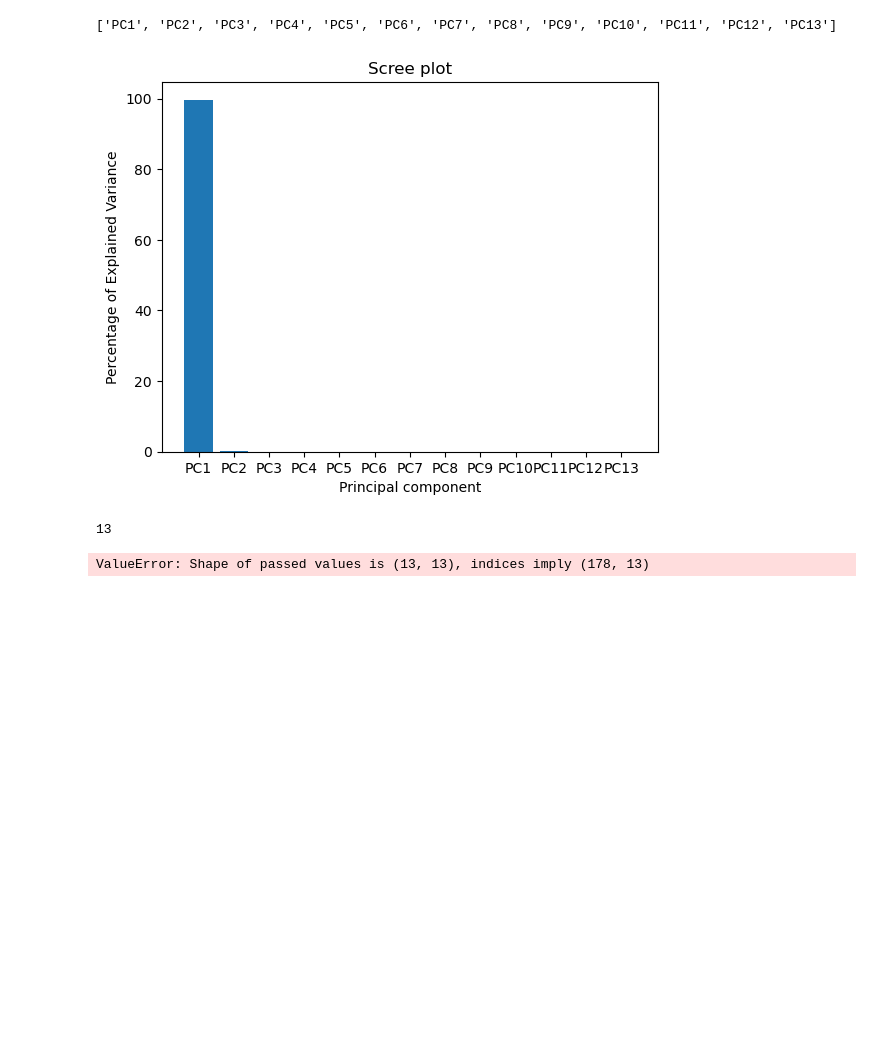
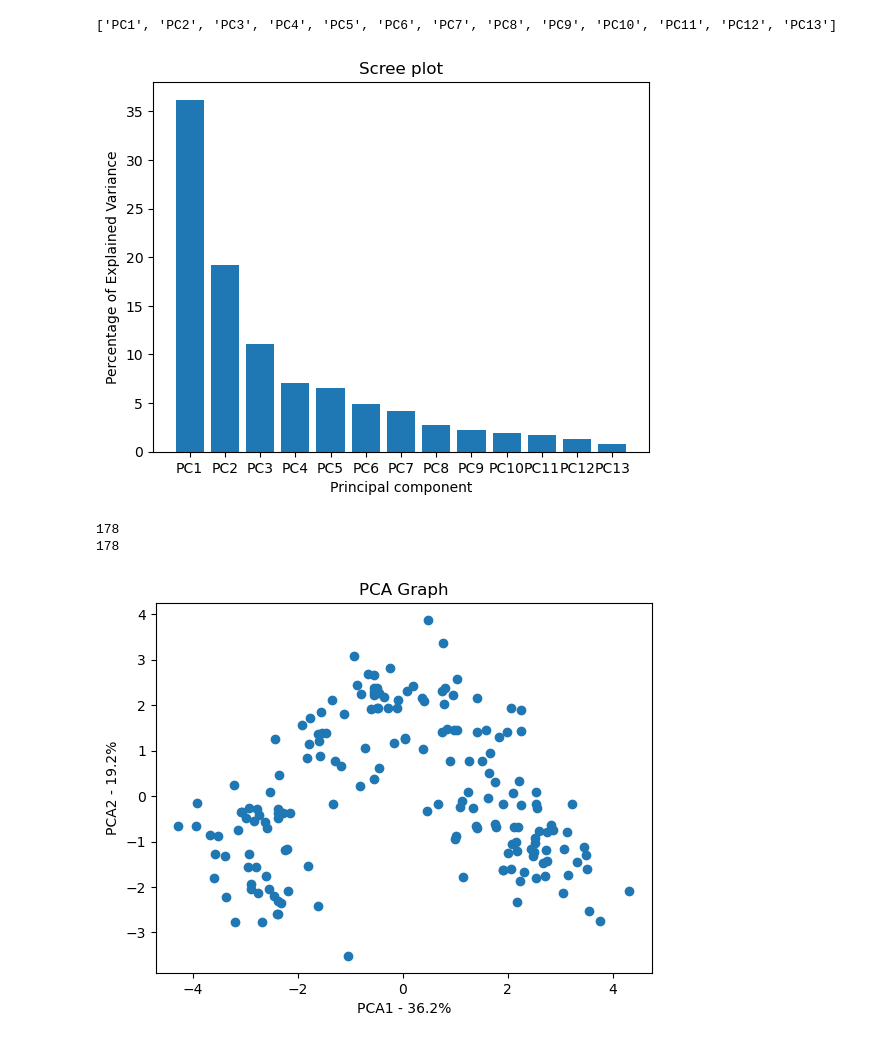
Before and after one commit to Stickkan/Lab-3, a Jupyter notebook: labb3.ipynb, the cells around one changed output. Saved outputs shown, nothing was run; the diff lists cells and outputs as text; code cells hidden in the pictures; blank space fills up the shorter version.

```diff
--- a/labb3.ipynb
+++ b/labb3.ipynb
@@ -15,38 +15,41 @@ data = pd.read_csv('WINE.txt', names=colnames, usecols=['2','3','4','5','6','7',
 #data['WINE.txt'] = data['WINE.txt'].astype(float)
 data.head()
 #Scales and centers data
-scaled_data = preprocessing.scale(data.T)
+
+scaled_data = preprocessing.scale(data)
 #creates PCA object and performs the pca calculations
 pca = PCA()
 pca.fit(scaled_data)
 pca_data = pca.transform(scaled_data)
 per_var = np.round(pca.explained_variance_ratio_ *100, decimals = 1)
 
 #plots the PC's
 labels = ['PC' + str(x) for x in range(1, len(per_var) +1)]
 print(labels)
 
 plt.bar(x = range(1,len(per_var)+1), height = per_var, tick_label = labels)
 plt.ylabel('Percentage of Explained Variance')
 plt.xlabel('Principal component')
 plt.title('Scree plot')
 plt.show()
 
 print(len(pca_data))
+print(len(data))
 pca_data = pd.DataFrame(pca_data, index = range(1,len(data)+1), columns = labels)
-plt.scatter(pca_df.PC1, pca_df.PC2)
+plt.scatter(pca_data.PC1, pca_data.PC2)
 plt.title('PCA Graph')
-plt.xlabel('PCA1 - {0}%.format(per_var[0])')
-plt.ylabel('PCA2 - {0}%.format(per_var[1])')
+plt.xlabel('PCA1 - {0}%'.format(per_var[0]))
+plt.ylabel('PCA2 - {0}%'.format(per_var[1]))
 
 
 
 #for sample in pca_df index:
  #   plt.annotate(sample,(pca_df.PC1.loc[sample], pca_df.PC2.loc[sample]))
 
 plt.show()
 # %% [output]
 ['PC1', 'PC2', 'PC3', 'PC4', 'PC5', 'PC6', 'PC7', 'PC8', 'PC9', 'PC10', 'PC11', 'PC12', 'PC13']
-[figure, old version]
+[figure, new version]
-13
+178
+178
-ValueError: Shape of passed values is (13, 13), indices imply (178, 13)
+[figure, added]
```
